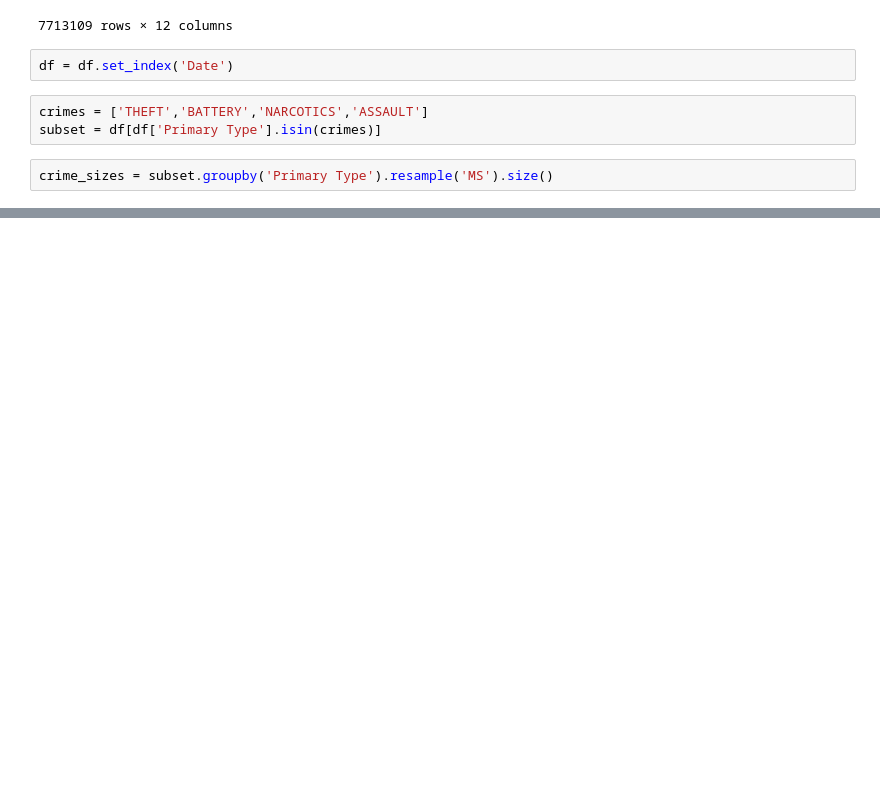
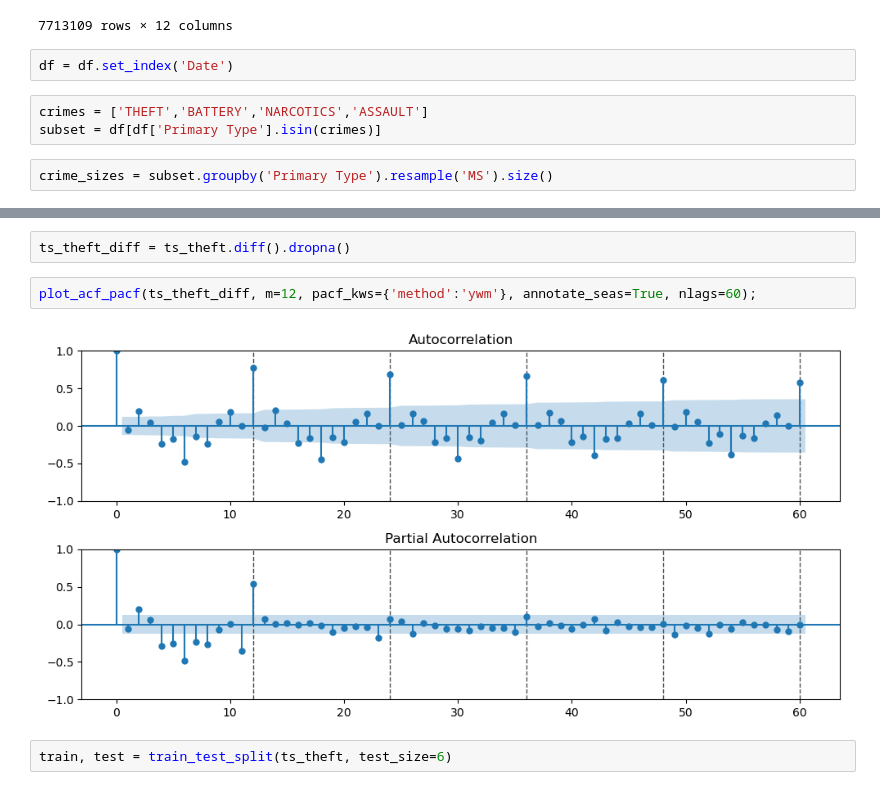
Before and after one commit to Mrammoss/Chicago-Data, a Jupyter notebook: Crime-Data-2.ipynb, the cells around one changed output, grey strips where cells are left out. Saved outputs shown, nothing was run; the diff lists cells and outputs as text; blank space fills up the shorter version.

```diff
--- a/Crime-Data-2.ipynb
+++ b/Crime-Data-2.ipynb
@@ -172,0 +200,8 @@ crime_sizes.loc['ASSAULT'].plot();
+# %%
+ts_theft_diff = ts_theft.diff().dropna()
+# %%
+plot_acf_pacf(ts_theft_diff, m=12, pacf_kws={'method':'ywm'}, annotate_seas=True, nlags=60);
+# %% [output]
+[figure, added]
+# %%
+train, test = train_test_split(ts_theft, test_size=6)
```
Also changed, not shown: parts of 10 cells of this notebook.
